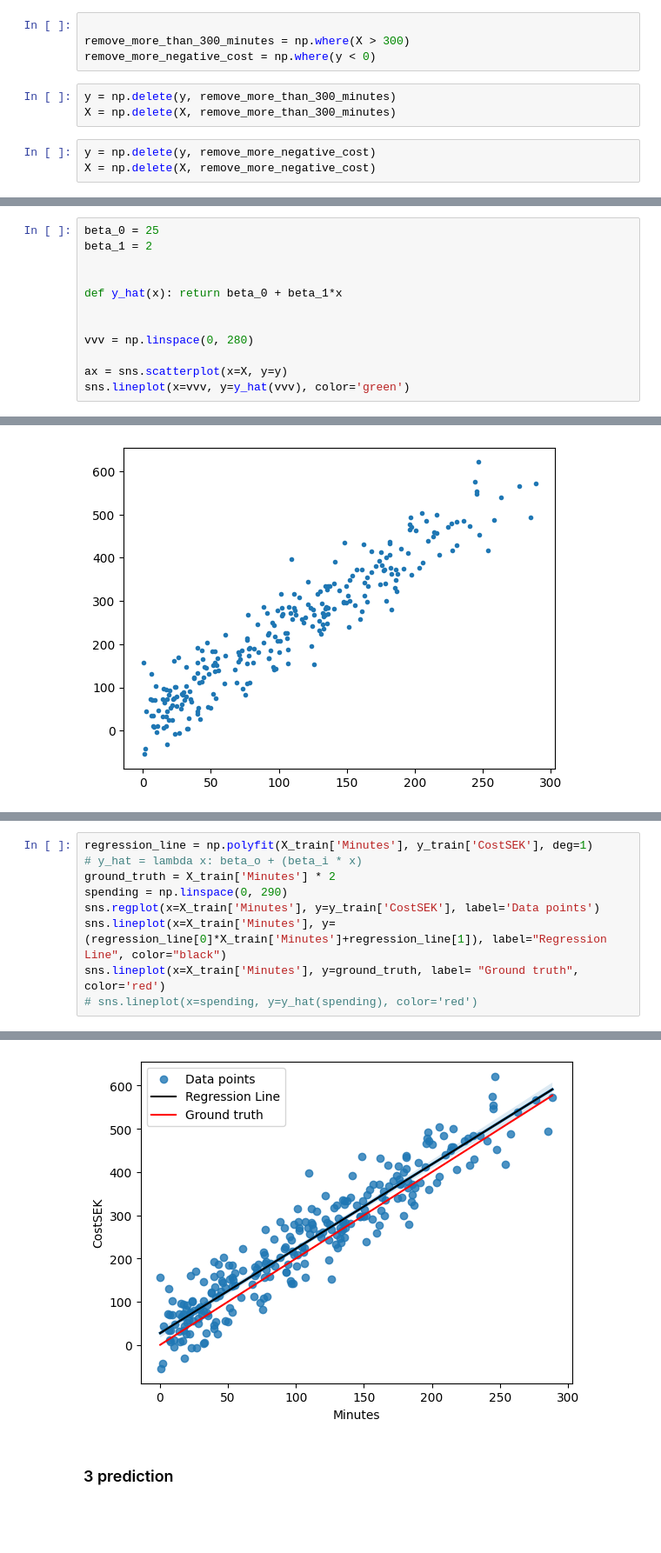
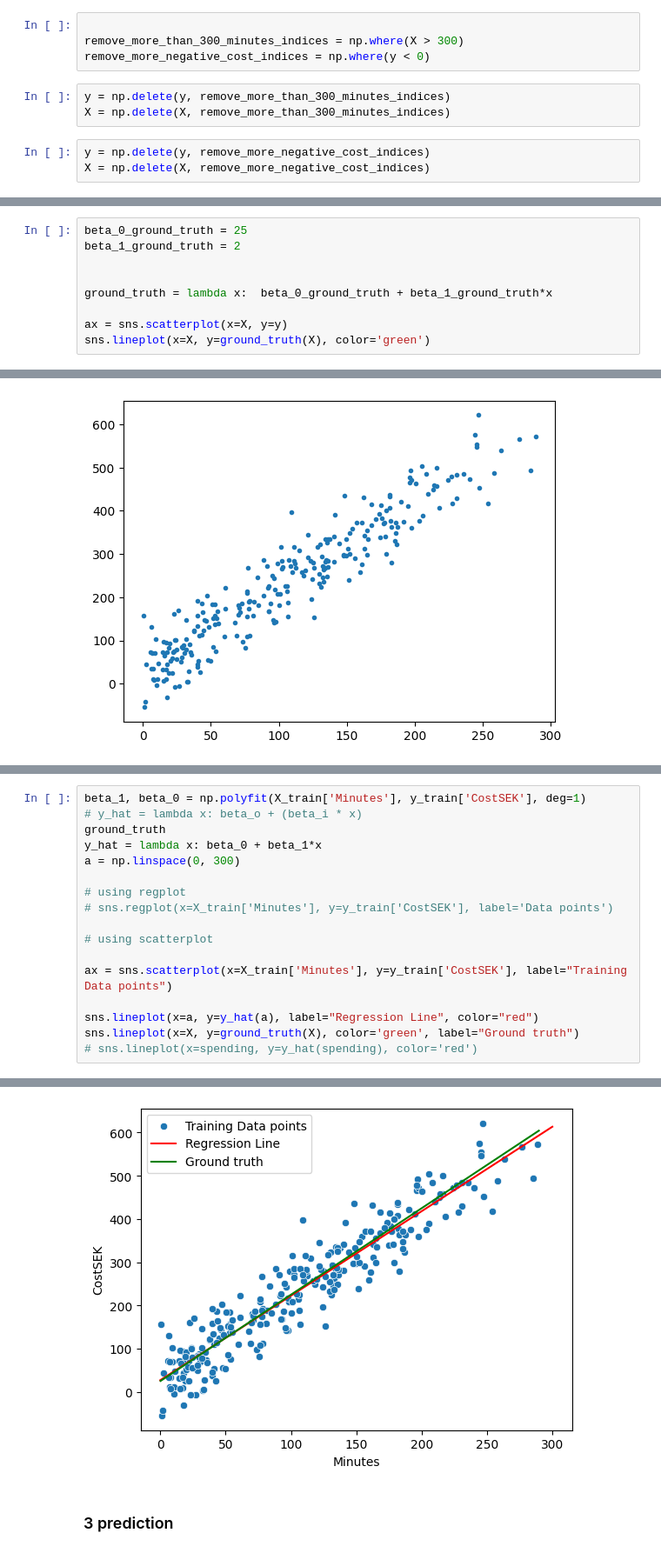
Before and after one commit to CyrilleKolle/Machine-Learning-Cyrille-Ngide, a Jupyter notebook: exercices/Linear-regression.ipynb, the cells around one changed output, grey strips where cells are left out. Shown at 87% size. Drawn from its saved outputs; the diff is of its cells as text; blank space fills up the shorter version.

```diff
--- a/exercices/Linear-regression.ipynb
+++ b/exercices/Linear-regression.ipynb
@@ -20,14 +20,14 @@ X.shape, y.shape
 [figure]
 # %%
 
-remove_more_than_300_minutes = np.where(X > 300)
-remove_more_negative_cost = np.where(y < 0)
+remove_more_than_300_minutes_indices = np.where(X > 300)
+remove_more_negative_cost_indices = np.where(y < 0)
 # %%
-y = np.delete(y, remove_more_than_300_minutes)
-X = np.delete(X, remove_more_than_300_minutes)
+y = np.delete(y, remove_more_than_300_minutes_indices)
+X = np.delete(X, remove_more_than_300_minutes_indices)
 # %%
-y = np.delete(y, remove_more_negative_cost)
-X = np.delete(X, remove_more_negative_cost)
+y = np.delete(y, remove_more_negative_cost_indices)
+X = np.delete(X, remove_more_negative_cost_indices)
 # %%
 X.shape, y.shape
 # %% [output]
@@ -38,16 +38,13 @@ plt.plot(X, y, '.')
 [<matplotlib.lines.Line2D at 0x...>]
 [figure]
 # %%
-beta_0 = 25
-beta_1 = 2
+beta_0_ground_truth = 25
+beta_1_ground_truth = 2
 
 
-def y_hat(x): return beta_0 + beta_1*x
-
-
-vvv = np.linspace(0, 280)
+ground_truth = lambda x:  beta_0_ground_truth + beta_1_ground_truth*x
 
 ax = sns.scatterplot(x=X, y=y)
-sns.lineplot(x=vvv, y=y_hat(vvv), color='green')
+sns.lineplot(x=X, y=ground_truth(X), color='green')
 # %% [output]
 <AxesSubplot: >
@@ -166,15 +174,23 @@ plt.plot(X_train['Minutes'], y_train['CostSEK'], '.')
 # %%
-regression_line = np.polyfit(X_train['Minutes'], y_train['CostSEK'], deg=1)
+beta_1, beta_0 = np.polyfit(X_train['Minutes'], y_train['CostSEK'], deg=1)
 # y_hat = lambda x: beta_o + (beta_i * x)
-ground_truth = X_train['Minutes'] * 2
-spending = np.linspace(0, 290)
-sns.regplot(x=X_train['Minutes'], y=y_train['CostSEK'], label='Data points')
-sns.lineplot(x=X_train['Minutes'], y=(regression_line[0]*X_train['Minutes']+regression_line[1]), label="Regression Line", color="black")
-sns.lineplot(x=X_train['Minutes'], y=ground_truth, label= "Ground truth", color='red')
+ground_truth
+y_hat = lambda x: beta_0 + beta_1*x
+a = np.linspace(0, 300)
+
+# using regplot
+# sns.regplot(x=X_train['Minutes'], y=y_train['CostSEK'], label='Data points')
+
+# using scatterplot
+
+ax = sns.scatterplot(x=X_train['Minutes'], y=y_train['CostSEK'], label="Training Data points")
+
+sns.lineplot(x=a, y=y_hat(a), label="Regression Line", color="red")
+sns.lineplot(x=X, y=ground_truth(X), color='green', label="Ground truth")
 # sns.lineplot(x=spending, y=y_hat(spending), color='red')
 # %% [output]
 <AxesSubplot: xlabel='Minutes', ylabel='CostSEK'>
-[figure, old version]
+[figure, new version]
 # %% [markdown]
 ### 3 prediction
 # %%
```
Also changed, not shown: parts of 14 cells of this notebook.
